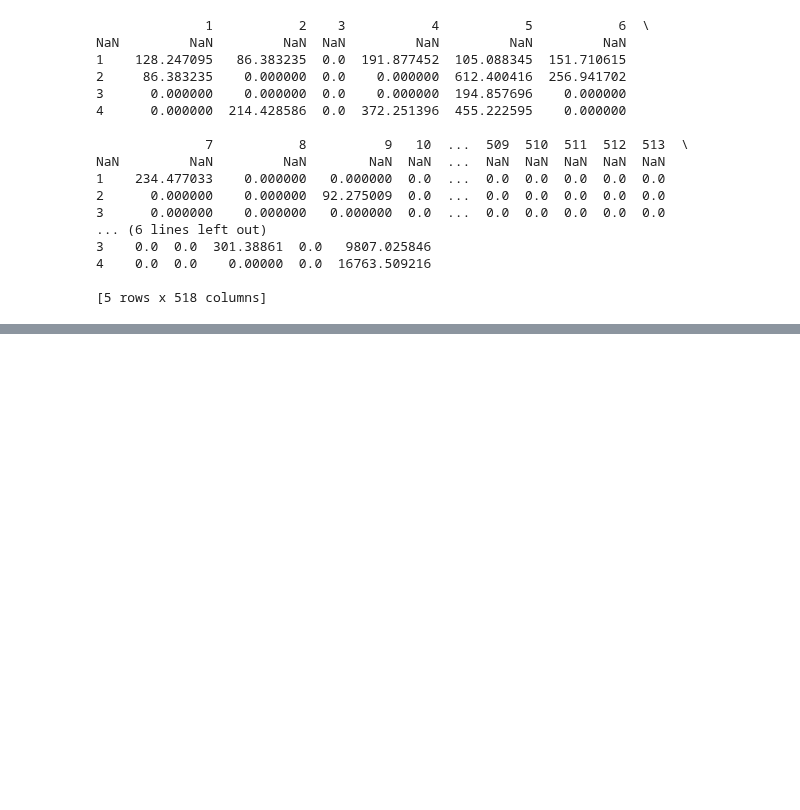
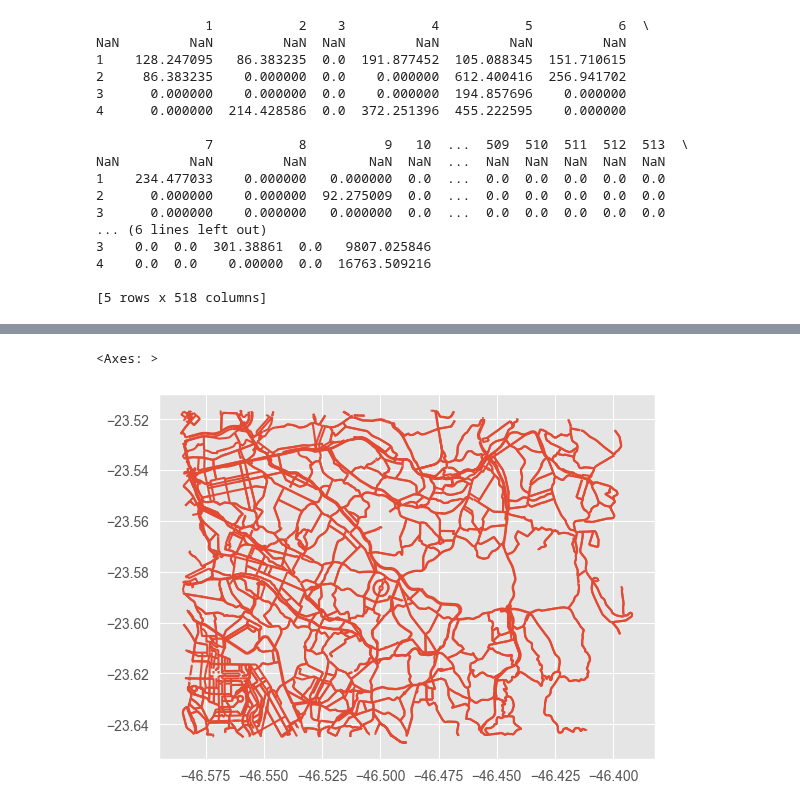
Before and after one commit to marcelof314/SP_urban_flooding, a Jupyter notebook: 02 OD Matrix and travel time.ipynb, the cells around one changed output, grey strips where cells are left out. Drawn from its saved outputs; the diff is of its cells as text; code cells hidden in the pictures; blank space fills up the shorter version.

```diff
--- a/02 OD Matrix and travel time.ipynb
+++ b/02 OD Matrix and travel time.ipynb
@@ -311,0 +358,9 @@ tempos_e_viagens_arquivo.head()
+# %%
+import momepy
+
+points, line = momepy.nx_to_gdf(G_baseline)
+# %%
+line.plot()
+# %% [output]
+<Axes: >
+[figure, added]
```
Also changed, not shown: parts of 7 cells of this notebook.
